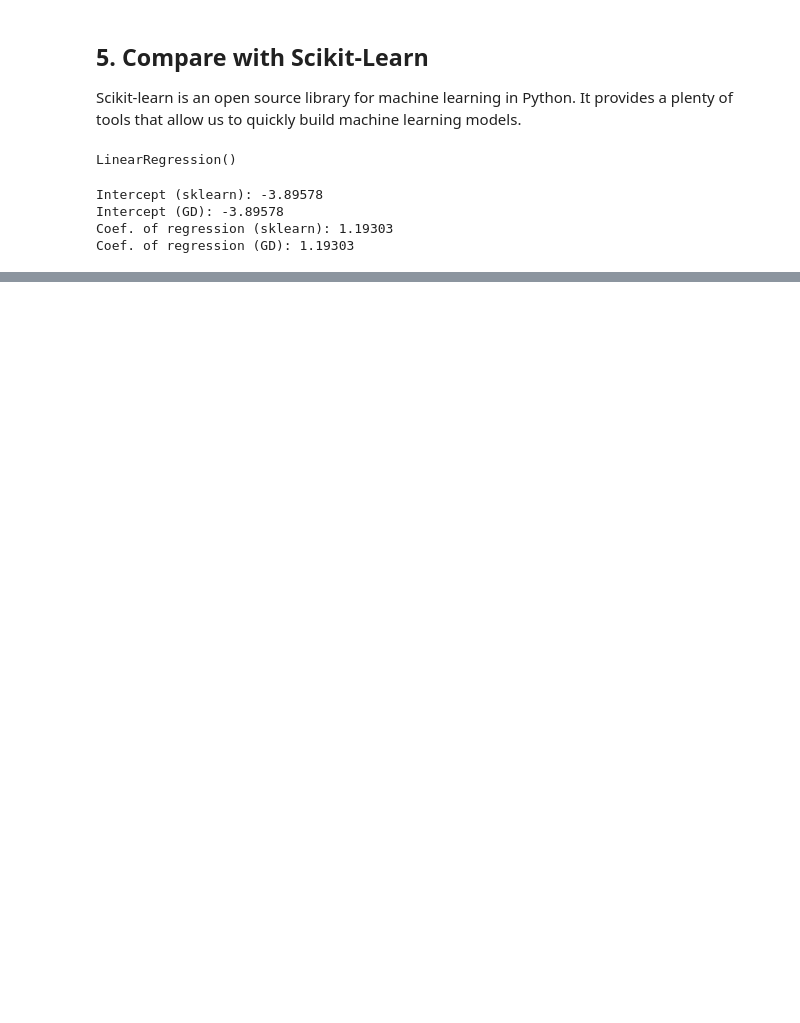
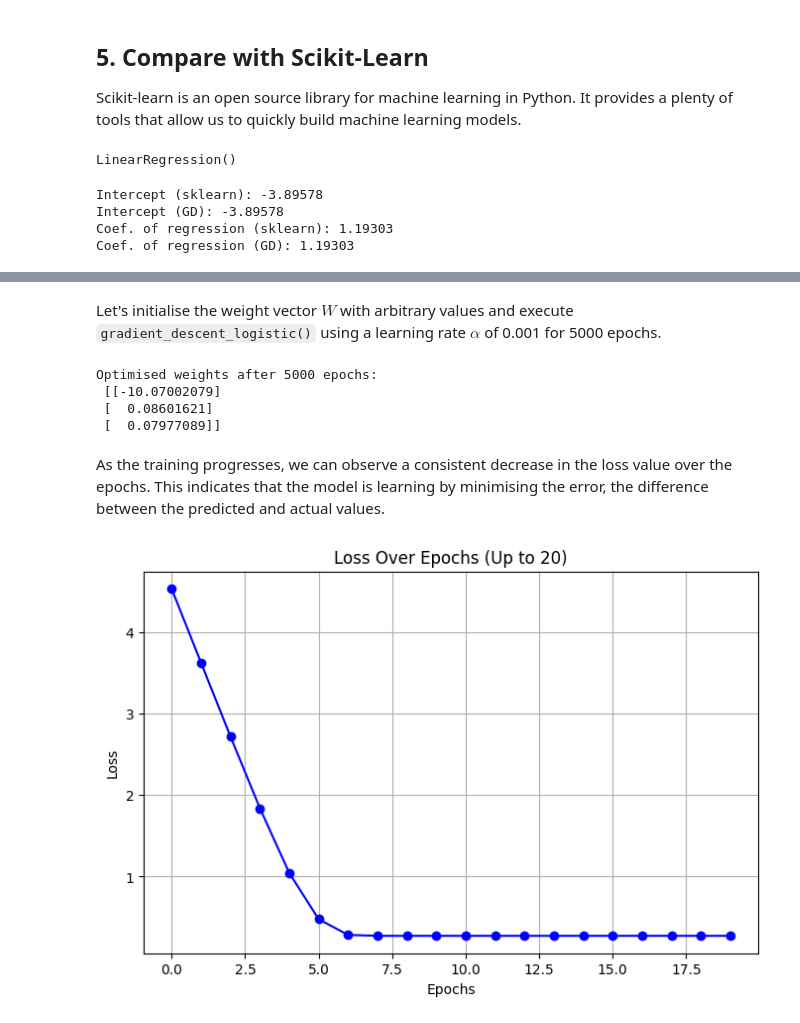
Before and after one commit to tsu76i/DS-playground, a Jupyter notebook: 2. Regression/2.1 Regression From Scratch/2.1_regression_from_scratch.ipynb, the cells around one changed output, grey strips where cells are left out. Cells and saved outputs as stored; diff of their text form; code cells hidden in the pictures; blank space fills up the shorter version.

```diff
--- a/2. Regression/2.1 Regression From Scratch/2.1_regression_from_scratch.ipynb
+++ b/2. Regression/2.1 Regression From Scratch/2.1_regression_from_scratch.ipynb
@@ -237,0 +307,4 @@ plt.show()
+# %%
+# Hypothesis function with sigmoid activation
+def hypothesis(X: np.array, W: np.array) -> np.array:
+    return sigmoid(np.dot(X, W))
@@ -313,0 +345,5 @@ Accuracy: 95.00%
+# %%
+# ! Derivative of cost function L
+def derivative_BCE(X: np.array, y: np.array, y_pred: np.array, n: int) -> float:
+    dL_dW: float = (1/n) * np.dot(X.T, (y_pred - y))
+    return dL_dW
@@ -313,0 +358,40 @@ Accuracy: 95.00%
+# %%
+# Gradient descent for logistic regression
+def gradient_descent_logistic(X: np.array, y: np.array, W: np.array,
+                              alpha: float, epochs: int, n: int) -> tuple[np.array, np.array]:
+    loss:list[float] = []
+    for epoch in range(epochs):
+        y_pred: np.array = hypothesis(X, W)
+        dL_dW: float = derivative_BCE(X, y, y_pred, n)
+        W -= alpha * dL_dW
+        loss.append(calculate_loss_BCE(y, y_pred, n))
+    return W, np.array(loss)
+# %% [markdown]
+Let's initialise the weight vector $W$ with arbitrary values and execute `gradient_descent_logistic()` using a learning rate $\alpha$ of 0.001 for 5000 epochs.
+# %%
+# Initialise weights and hyperparameteres
+W = np.array([-10, 0.2, 0.2])[:, np.newaxis]
+alpha = 0.001
+epochs = 5000
+n = len(y_lgs)
+
+W_optimised, loss_BCE = gradient_descent_logistic(
+    X_lgs, y_lgs, W, alpha, epochs, n)
+print(f"Optimised weights after {epochs} epochs:\n {W}")
+# %% [output]
+Optimised weights after 5000 epochs:
+ [[-10.07002079]
+ [  0.08601621]
+ [  0.07977089]]
+# %% [markdown]
+As the training progresses, we can observe a consistent decrease in the loss value over the epochs. This indicates that the model is learning by minimising the error, the difference between the predicted and actual values.
+# %%
+plt.figure(figsize=(8, 5))
+plt.plot(loss_BCE[:20], marker='o', color='b')
+plt.xlabel('Epochs')
+plt.ylabel('Loss')
+plt.title('Loss Over Epochs (Up to 20)')
+plt.grid(True)
+plt.show()
+# %% [output]
+[figure, added]
```
Also changed, not shown: parts of 35 cells of this notebook.
